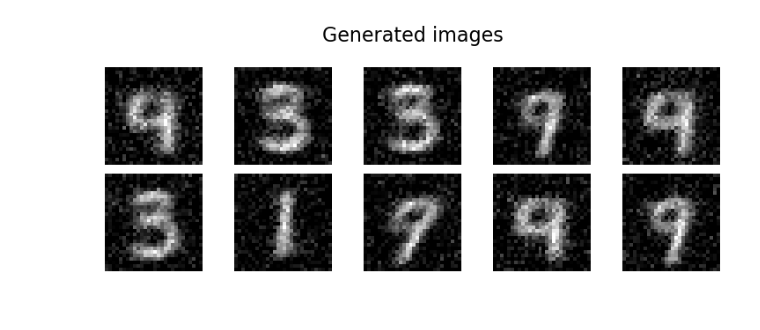
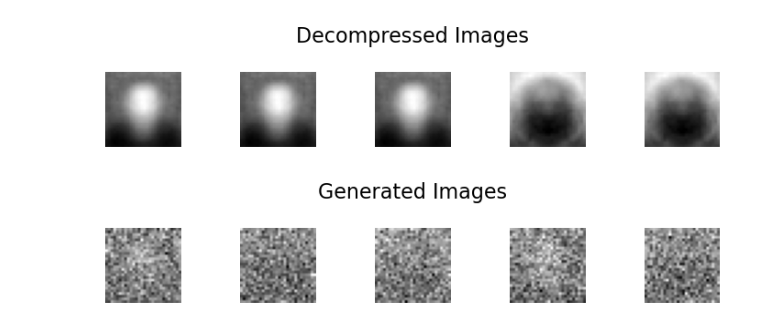
Before and after one commit to Kuramathi/UDP, a Jupyter notebook: models/k-means/kmeans.ipynb, the cells around one changed output. Saved outputs shown, nothing was run; the diff lists cells and outputs as text; code cells hidden in the pictures.

Commit message:
modif AE and kmeans new dataset

```diff
--- a/models/k-means/kmeans.ipynb
+++ b/models/k-means/kmeans.ipynb
@@ -51,0 +17,17 @@ Error:
+# %%
+data_dir = '../../data'
+# %%
+def load_image_data(data_dir, img_size=(28, 28)):
+    labels = ['portrait', 'other']
+    data = []
+    for label in labels:
+        folder_path = os.path.join(data_dir, label)
+        for filename in os.listdir(folder_path):
+            img_path = os.path.join(folder_path, filename)
+            img = load_img(img_path, target_size=img_size, color_mode='grayscale')
+            img_array = img_to_array(img).astype('float32') / 255.0
+            data.append(img_array.flatten())
+    return np.array(data)
+
+data = load_image_data(data_dir)
+plot_images(data, title='Original Images', n_rows=1, n_cols=5)
@@ -51,0 +36,5 @@ Error:
+# %%
+max_iter = 1000
+n_clusters = 2
+noise_level = 0.1
+n_images = 10
@@ -52,7 +97,7 @@ Error:
 # %%
 def train_kmeans(data, n_clusters):
-    kmeans = KMeansCustom(n_clusters=n_clusters)
+    kmeans = KMeansCustom(data, n_clusters=n_clusters)
     kmeans.fit(data)
     return kmeans
 
-kmeans_model = train_kmeans(data, n_clusters=10)
+kmeans_model = train_kmeans(data, n_clusters)
@@ -85,16 +106,33 @@ plot_images(decompressed_data, title='Decompressed data', n_rows=2, n_cols=5)
+# %%
+def compress(data, kmeans_model):
+    clusters = kmeans_model.create_cluster(data, kmeans_model.centroids)
+    compressed_data = kmeans_model.predict_cluster(clusters, data)
+    return compressed_data
+
+
+def decompress(compressed_data, kmeans_model):
+    decompressed_data = kmeans_model.centroids[compressed_data.astype(int)]
+    return decompressed_data
+
+
+compressed_data = compress(data, kmeans_model)
+decompressed_data = decompress(compressed_data, kmeans_model)
+
+plot_images(decompressed_data, title='Decompressed Images', n_rows=1, n_cols=5)
+# %% [output]
+[figure, added]
 # %%
-def generate_new_images(kmeans, n_images=10, noise_level=0.1):
+def generate_new_images(kmeans_model, num_images):
     new_images = []
-    for _ in range(n_images):
-        cluster_idx = np.random.choice(kmeans.n_clusters)
-        cluster_center = kmeans.cluster_centers[cluster_idx]
-        new_image = cluster_center + np.random.normal(scale=noise_level, size=cluster_center.shape)
-        new_image = np.clip(new_image, 0, 1)
+    for _ in range(num_images):
+        # Choisir un centre de cluster au hasard
+        centroid = kmeans_model.centroids[np.random.choice(range(kmeans_model.n_clusters))]
+        # Ajouter une petite perturbation aléatoire
+        new_image = centroid + np.random.normal(scale=0.1, size=centroid.shape)
         new_images.append(new_image)
     return np.array(new_images)
 
-generated_images = generate_new_images(kmeans_model, n_images=10, noise_level=0.1)
-
-plot_images(generated_images, title='Generated images', n_rows=2, n_cols=5)
+new_images = generate_new_images(kmeans_model, num_images=5)
+plot_images(new_images, title='Generated Images', n_rows=1, n_cols=5)
 # %% [output]
-[figure, old version]
+[figure, new version]
```
Also changed, not shown: parts of 9 cells of this notebook, 4 other files.
